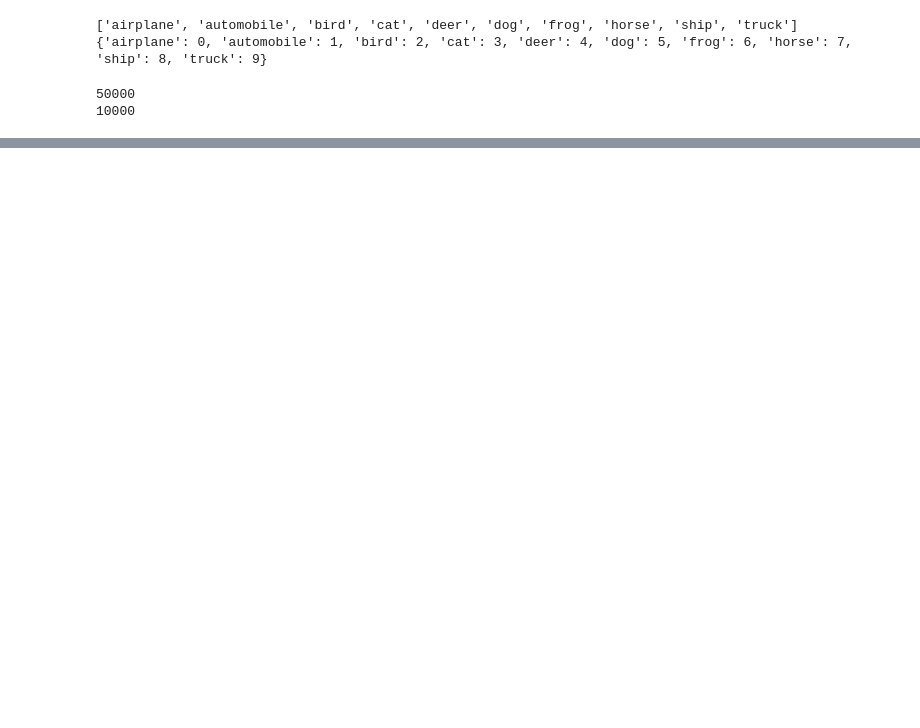
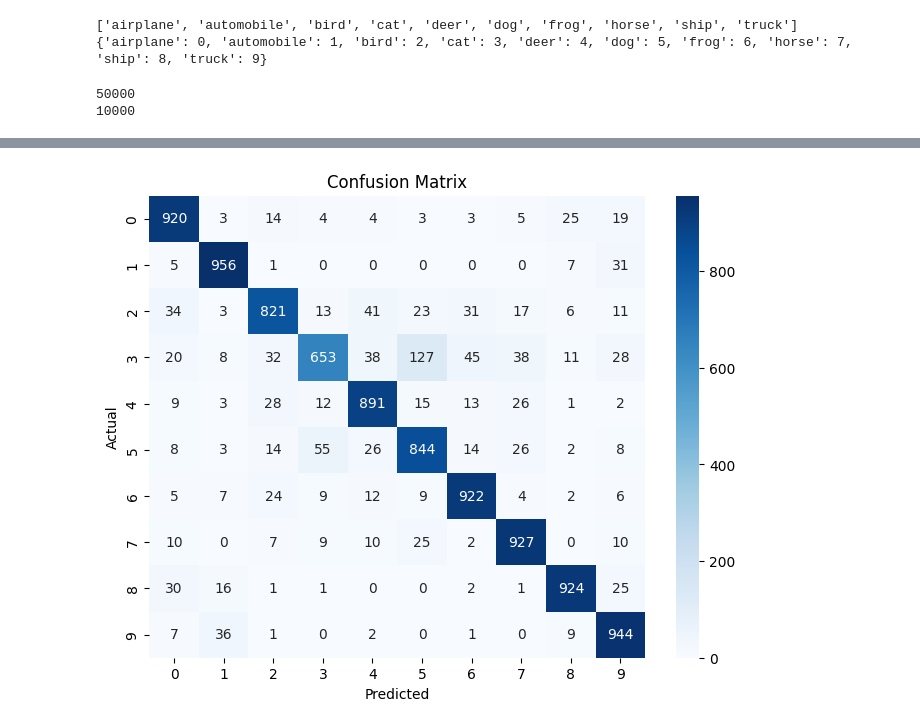
Before and after one commit to rainwnssystem/dl-learn, a Jupyter notebook: cnn_pytorch_cifar10.ipynb, the cells around one changed output, grey strips where cells are left out. Saved outputs shown, nothing was run; the diff lists cells and outputs as text; code cells hidden in the pictures; blank space fills up the shorter version.

```diff
--- a/cnn_pytorch_cifar10.ipynb
+++ b/cnn_pytorch_cifar10.ipynb
@@ -6,0 +11,3 @@ from torch.utils.data import DataLoader
+# %%
+device = torch.device("cuda" if torch.cuda.is_available() else "cpu")
+device
@@ -13,7 +67,9 @@ transform = transforms.Compose([
 # %%
-train_dataset = datasets.ImageFolder(root='./datasets/cifar10/train', transform=transform)
-test_dataset  = datasets.ImageFolder(root='./datasets/cifar10/test',  transform=transform)
+# ImageFolder로 train, test 폴더 내부 class 폴더 자동 인식
+train_dataset = datasets.ImageFolder(root='./datasets/cifar10/train', transform=train_transform)
+test_dataset  = datasets.ImageFolder(root='./datasets/cifar10/test',  transform=test_transform)
 
+# DataLoader로 dataset을 mini-batch 단위로 묶어서 제공
 train_loader = DataLoader(train_dataset, batch_size=64, shuffle=True)
 test_loader  = DataLoader(test_dataset,  batch_size=64, shuffle=False)
 
@@ -78,7 +188,7 @@ optimizer = optim.Adam(model.parameters(), lr=0.0007)  # Adam optimizer, learnin
 train_losses, test_losses         = [], []
 train_accuracies, test_accuracies = [], []
 # %%
-epochs = 10
+epochs = 20
 
 for epoch in range(epochs):
 
@@ -87,6 +197,8 @@ for epoch in range(epochs):
     running_loss, correct, total = 0, 0, 0
 
     for images, labels in train_loader:
+        images, labels = images.to(device), labels.to(device)
+
         optimizer.zero_grad()
         outputs = model(images)
         loss = criterion(outputs, labels)
@@ -98,17 +210,19 @@ for epoch in range(epochs):
         total += labels.size(0)
         correct += (predicted == labels).sum().item()
 
-    train_losses.append(running_loss / len(train_loader))
-    train_accuracies.append(100 * correct / total)
+    train_loss = running_loss / len(train_loader)
+    train_acc  = 100 * correct / total
+
+    train_losses.append(train_loss)
+    train_accuracies.append(train_acc)
 
     # ── Test ──
     model.eval()  # 모델 추론 진행
-    correct_test = 0
-    total_test = 0
-    test_loss = 0
+    correct_test, total_test, test_loss = 0, 0, 0
 
     with torch.no_grad():
         for images, labels in test_loader:
+            images, labels = images.to(device), labels.to(device)
 
             outputs = model(images)
             loss = criterion(outputs, labels)
@@ -149,28 +286,32 @@ plt.show()
 # %%
 all_preds = []
 all_labels = []
 
 model.eval()
 
 with torch.no_grad():
     for images, labels in test_loader:
 
+        images, labels = images.to(device), labels.to(device)
+
         outputs = model(images)
         _, predicted = torch.max(outputs, 1)
 
-        all_preds.extend(predicted.numpy())
-        all_labels.extend(labels.numpy())
+        all_preds.extend(predicted.cpu().numpy())
+        all_labels.extend(labels.cpu().numpy())
 
 
 cm = confusion_matrix(all_labels, all_preds)
 
 # 🔹 Plot
 plt.figure(figsize=(8,6))
 sns.heatmap(cm, annot=True, fmt='d', cmap='Blues')
 
 plt.title("Confusion Matrix")
 plt.xlabel("Predicted")
 plt.ylabel("Actual")
 
 plt.show()
+# %% [output]
+[figure, added]
 # %%
```
Also changed, not shown: parts of 12 cells of this notebook, 1 other file.
